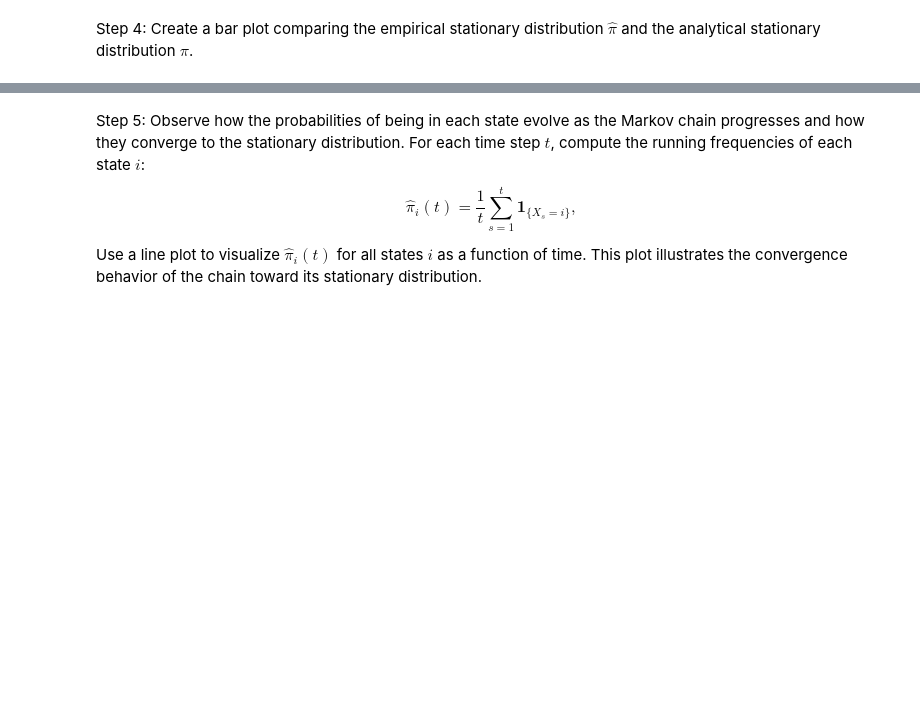
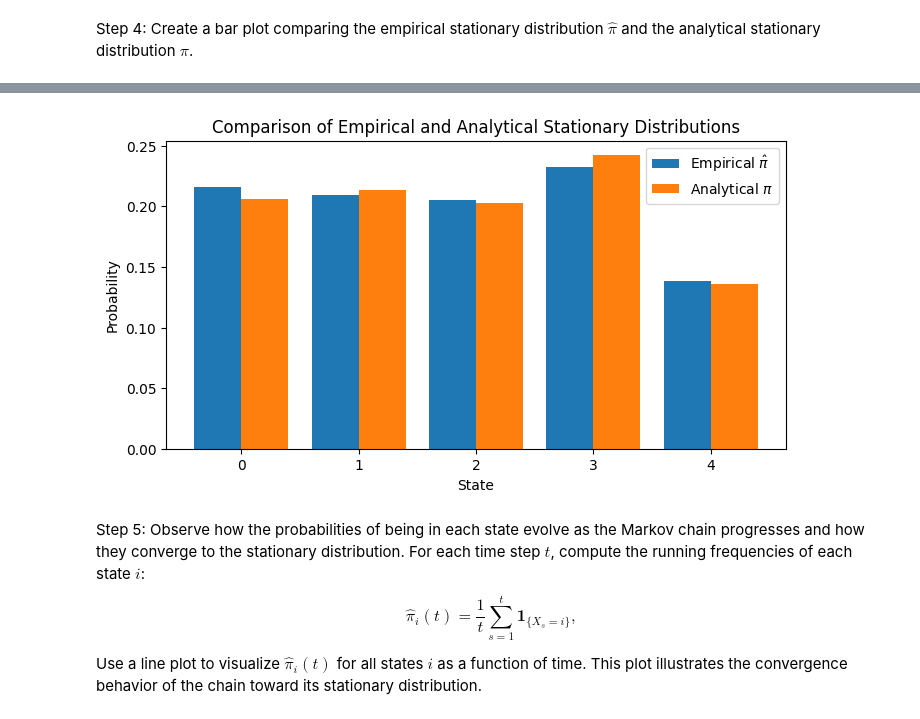
Before and after one commit to MichalSlowakiewicz/Statistical-Data-Analysis-2, a Jupyter notebook: LAB_3.ipynb, the cells around one changed output, grey strips where cells are left out. Cells and saved outputs as stored; diff of their text form; code cells hidden in the pictures; blank space fills up the shorter version.

```diff
--- a/LAB_3.ipynb
+++ b/LAB_3.ipynb
@@ -54,7 +54,8 @@ Ensure that each row of the matrix represents a valid probability distribution -
 set_seed(42)
 num_states = 5
 
-P = ...
+P = torch.rand(num_states, num_states)
+P = P / P.sum(dim=1, keepdim=True)
 print("Transition Matrix P:\n", P)
 # %% [output]
 Transition Matrix P:
@@ -77,7 +78,12 @@ This sequence can then be used to estimate the empirical stationary distribution
 # %%
 def simulate_markov_chain(P, initial_state, n_steps):
     # TODO
-    pass
+    results = []
+    for i in range(n_steps):
+        results.append(initial_state)
+        initial_state = torch.multinomial(P[initial_state], 1).item()
+    return results
+
 
 # Example simulation
 initial_state = 0
@@ -98,7 +104,14 @@ Compare the empirical and analytical results to verify that the simulation outco
 # %%
 def estimate_stationary_distribution(sequence):
   # TODO
-  pass
+  sequence_tensor = torch.tensor(sequence)
+  num_states = len(torch.unique(sequence_tensor))
+  n_steps = len(sequence_tensor)
+  empirical_pi = torch.zeros(num_states)
+  for state in range(num_states):
+    empirical_pi[state] = (sequence_tensor == state).sum().item()
+  empirical_pi = empirical_pi / n_steps
+  return empirical_pi
 
 # Analytical stationary distribution: solve πP = π  <=> (P^T - I) π^T = 0
 def analytical_stationary_distribution(P):
@@ -129,3 +138,19 @@ Step 4: Create a bar plot comparing the empirical stationary distribution $\hat{
+# %%
+# TODO
+num_states = P.shape[0]
+states = np.arange(num_states)
+
+plt.figure(figsize=(8, 4))
+plt.bar(states - 0.2, empirical_pi.numpy(), 0.4, label='Empirical $\hat{\pi}$')
+plt.bar(states + 0.2, analytical_pi.numpy(), 0.4, label='Analytical $\pi$')
+plt.xticks(states)
+plt.xlabel("State")
+plt.ylabel("Probability")
+plt.title("Comparison of Empirical and Analytical Stationary Distributions")
+plt.legend()
+plt.show()
+# %% [output]
+[figure, added]
 # %% [markdown]
 Step 5: Observe how the probabilities of being in each state evolve as the Markov chain progresses and how they converge to the stationary distribution. For each time step $t$, compute the running frequencies of each state $i$:
 $$
```
Also changed, not shown: parts of 12 cells of this notebook.
